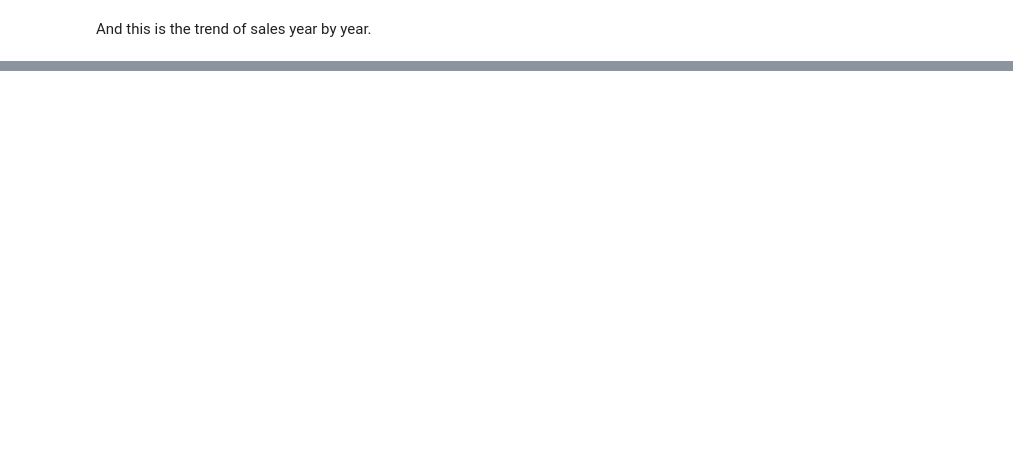
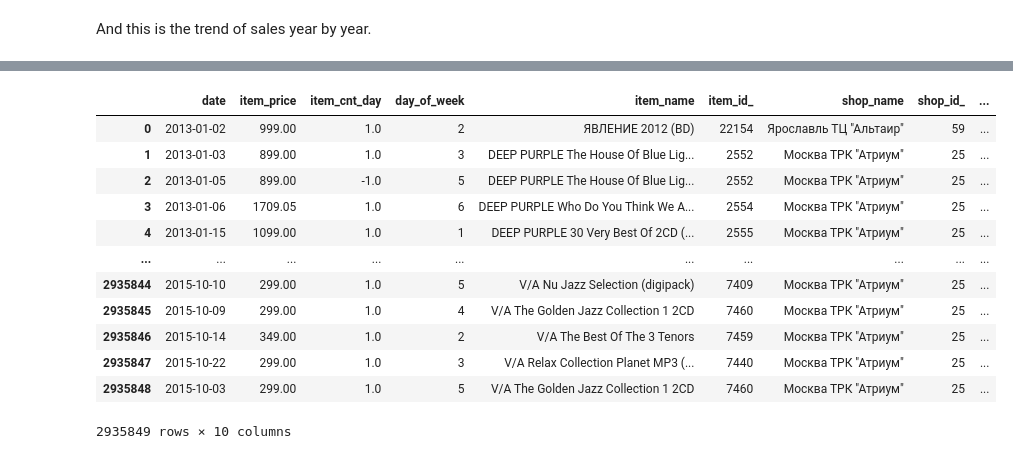
Before and after one commit to lorenzodemiri/Exercise_Strive, a Jupyter notebook: ai-f20-m4/04. Categorical Enc/EDA_sales_pred.ipynb, the cells around one changed output, grey strips where cells are left out. Cells and saved outputs as stored; diff of their text form; code cells hidden in the pictures; blank space fills up the shorter version.

```diff
--- a/ai-f20-m4/04. Categorical Enc/EDA_sales_pred.ipynb
+++ b/ai-f20-m4/04. Categorical Enc/EDA_sales_pred.ipynb
@@ -285,0 +382,24 @@ And this is the trend of sales year by year.
+# %%
+train = train.join(shops, on = 'shop_id', rsuffix='_')
+# %%
+train = train.join(items_cat, on = 'item_category_id', rsuffix = '_')
+# %%
+train = train.drop(columns = ['shop_id', 'item_category_id'])
+# %%
+train = train.drop(columns = ['date_block_num'])
+# %%
+train
+# %% [output]
+|  | date | item_price | item_cnt_day | day_of_week | item_name | item_id_ | shop_name | shop_id_ | ... |
+| 0 | 2013-01-02 | 999.00 | 1.0 | 2 | ЯВЛЕНИЕ 2012 (BD) | 22154 | Ярославль ТЦ "Альтаир" | 59 | ... |
+| 1 | 2013-01-03 | 899.00 | 1.0 | 3 | DEEP PURPLE The House Of Blue Lig... | 2552 | Москва ТРК "Атриум" | 25 | ... |
+| 2 | 2013-01-05 | 899.00 | -1.0 | 5 | DEEP PURPLE The House Of Blue Lig... | 2552 | Москва ТРК "Атриум" | 25 | ... |
+| 3 | 2013-01-06 | 1709.05 | 1.0 | 6 | DEEP PURPLE Who Do You Think We A... | 2554 | Москва ТРК "Атриум" | 25 | ... |
+| 4 | 2013-01-15 | 1099.00 | 1.0 | 1 | DEEP PURPLE 30 Very Best Of 2CD (... | 2555 | Москва ТРК "Атриум" | 25 | ... |
+| ... | ... | ... | ... | ... | ... | ... | ... | ... | ... |
+| 2935844 | 2015-10-10 | 299.00 | 1.0 | 5 | V/A Nu Jazz Selection (digipack) | 7409 | Москва ТРК "Атриум" | 25 | ... |
+| 2935845 | 2015-10-09 | 299.00 | 1.0 | 4 | V/A The Golden Jazz Collection 1 2CD | 7460 | Москва ТРК "Атриум" | 25 | ... |
+| 2935846 | 2015-10-14 | 349.00 | 1.0 | 2 | V/A The Best Of The 3 Tenors | 7459 | Москва ТРК "Атриум" | 25 | ... |
+| 2935847 | 2015-10-22 | 299.00 | 1.0 | 3 | V/A Relax Collection Planet MP3 (... | 7440 | Москва ТРК "Атриум" | 25 | ... |
+| 2935848 | 2015-10-03 | 299.00 | 1.0 | 5 | V/A The Golden Jazz Collection 1 2CD | 7460 | Москва ТРК "Атриум" | 25 | ... |
+2935849 rows × 10 columns
```
Also changed, not shown: parts of 15 cells of this notebook.
